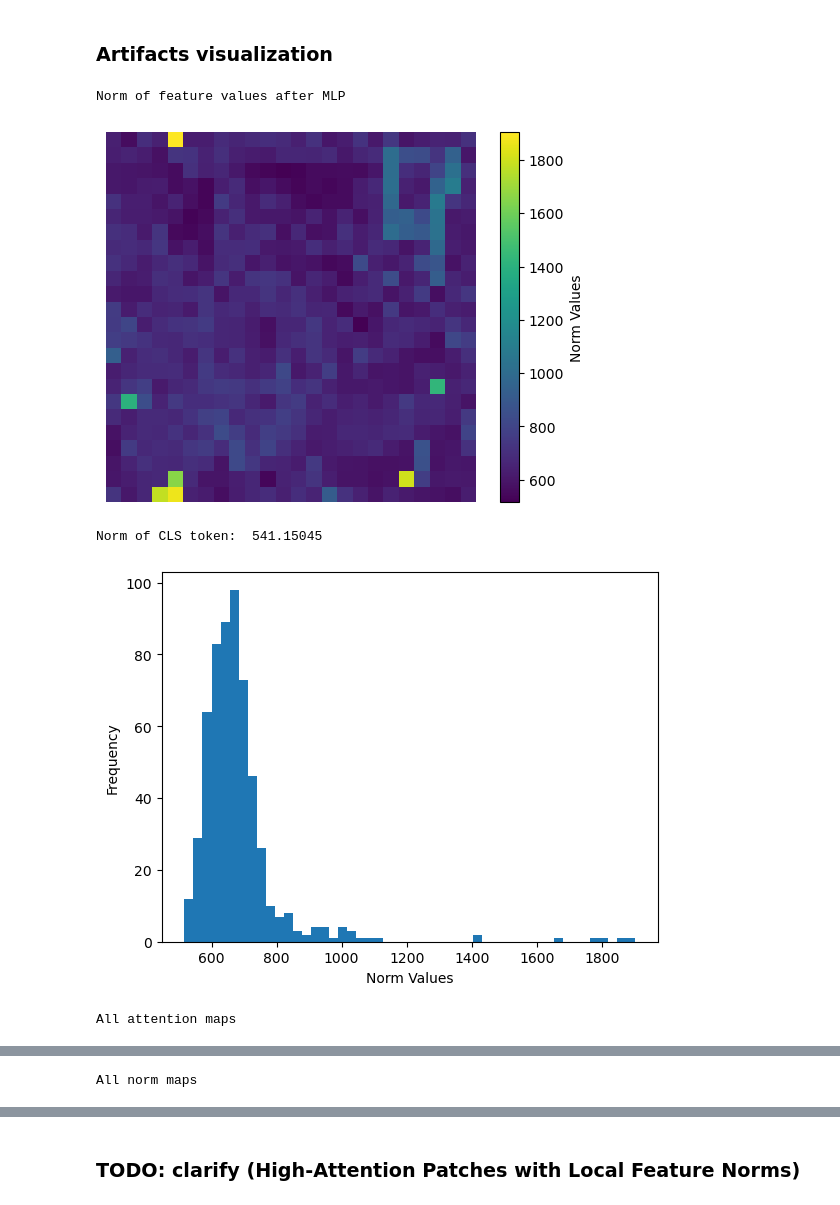
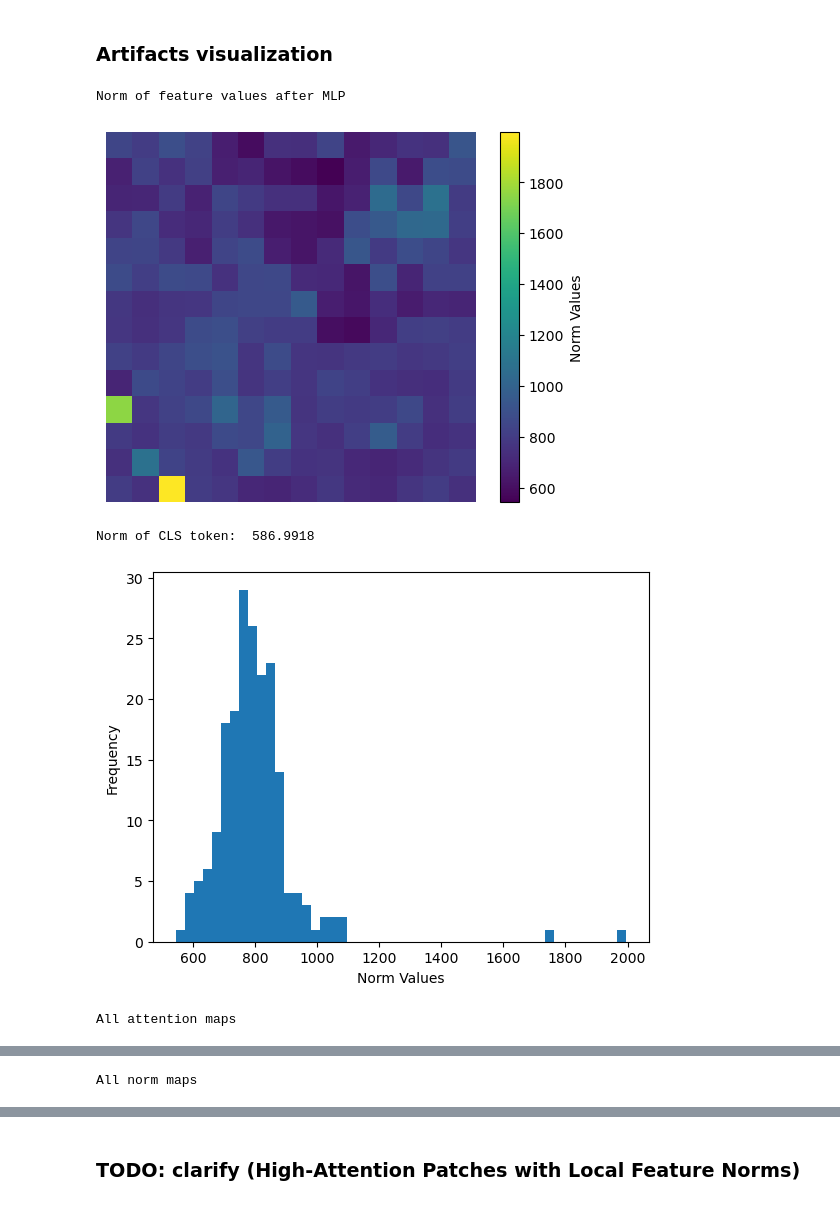
Before and after one commit to azywot/fact, a Jupyter notebook: DEIT-III/deit_notebook_final.ipynb, the cells around one changed output, grey strips where cells are left out. Cells and saved outputs as stored; diff of their text form; code cells hidden in the pictures.

```diff
--- a/DEIT-III/deit_notebook_final.ipynb
+++ b/DEIT-III/deit_notebook_final.ipynb
@@ -30,6 +30,8 @@ from scr_plots import *
 #### Choose DeiT version (size)
 # %%
 model_size = "small"
+image_size = 224
+side = 14
 
 if model_size == "tiny":
     chosen_model = deit_tiny_patch16_LS(
@@ -37,7 +39,7 @@ if model_size == "tiny":
     )
 elif model_size == "small":
     chosen_model = deit_small_patch16_LS(
-        pretrained=True, img_size=384, pretrained_21k=True
+        pretrained=True, img_size=image_size, pretrained_21k=True
     )
 elif model_size == "base":
     chosen_model = deit_base_patch16_LS(
@@ -77,7 +79,7 @@ vit_models(
 #### Choose an image for the analysis
 # %%
 image_path = "./images/dog.JPEG"
-img = get_image(image_path)
+img = get_image(image_path, img_shape=(image_size, image_size))
 plot_image(img.squeeze(0))
 # %% [output]
 [figure]
@@ -89,10 +91,10 @@ torch.Size([1, 1000])
 # %% [markdown]
 ### Artifacts visualization
 # %%
-show_artifacts(test_model=chosen_model, test_image=img, log_scale=True, token = 0)
+show_artifacts(test_model=chosen_model, test_image=img, log_scale=True, token = 0, shape=(side, side))
 # %% [output]
 Norm of feature values after MLP
-[figure, old version]
+[figure, new version]
-Norm of CLS token:  541.15045
+Norm of CLS token:  586.9918
-[figure, old version]
+[figure, new version]
 All attention maps
```
Also changed, not shown: parts of 9 cells of this notebook, 2 other files.
